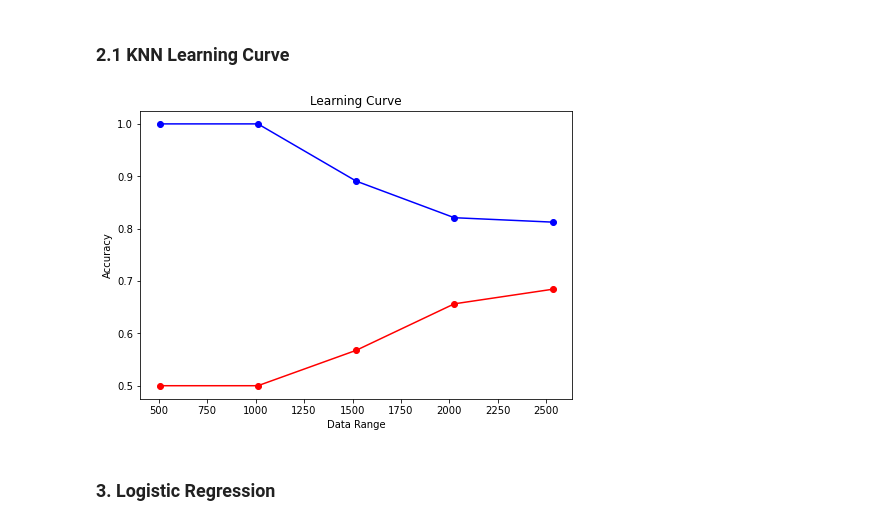
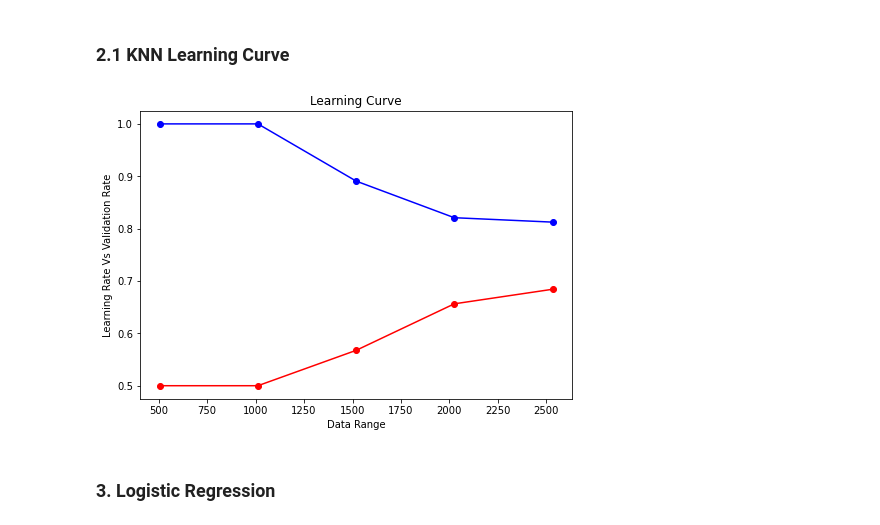
Before and after one commit to Popusa/gender-voice-classification, a Jupyter notebook: gender-voice-classification.ipynb, the cells around one changed output. Saved outputs shown, nothing was run; the diff lists cells and outputs as text; code cells hidden in the pictures.

```diff
--- a/gender-voice-classification.ipynb
+++ b/gender-voice-classification.ipynb
@@ -364,31 +364,31 @@ Accuracy on test set: 0.695
 # %%
 train_sizes, train_scores, test_scores = learning_curve(
     estimator=knn_no_fs,
     X=x,
     y=y,
     cv=5,
     scoring="accuracy",
     train_sizes = [0.2,0.4,0.6,0.8,1],
     n_jobs = -1
 )
 train_mean = np.mean(train_scores, axis=1)
 train_std = np.std(train_scores, axis=1)
 
 test_mean = np.mean(test_scores, axis=1)
 test_std = np.std(test_scores, axis=1)
 
 fig=plt.figure()
 ax=fig.add_axes([0,0,1,1])
 ax.scatter(x=train_sizes,y= train_scores.mean(axis=1), color='b')
 ax.scatter(x=train_sizes,y=test_scores.mean(axis=1), color='r')
 ax.plot(train_sizes,train_scores.mean(axis=1), color='b')
 ax.plot(train_sizes,test_scores.mean(axis=1), color='r')
 ax.set_xlabel('Data Range')
-ax.set_ylabel('Accuracy')
+ax.set_ylabel('Learning Rate Vs Validation Rate')
 ax.set_title('Learning Curve')
 plt.show()
 # %% [output]
-[figure, old version]
+[figure, new version]
 # %% [markdown]
 ### 3. Logistic Regression
 # %%
```
Also changed, not shown: parts of 5 cells of this notebook.
